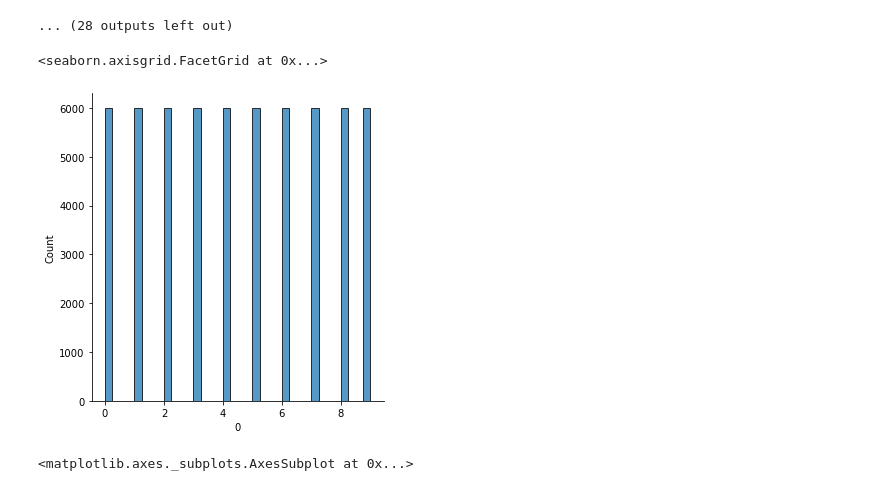
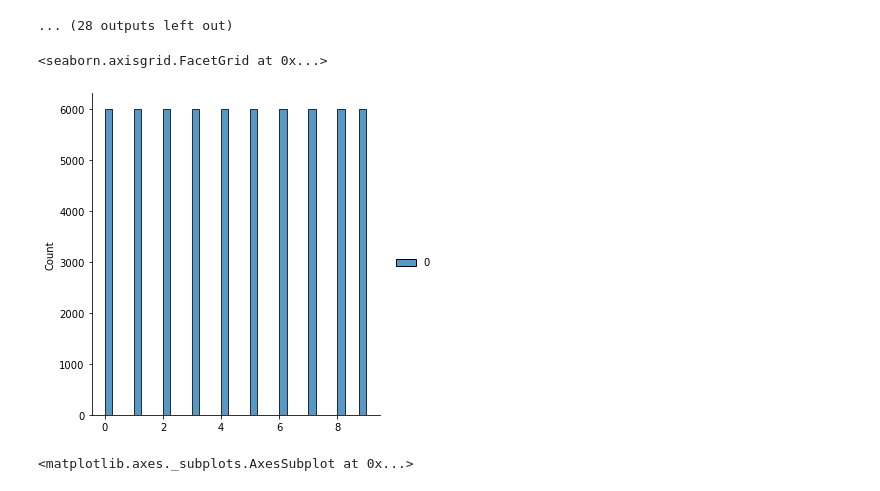
Before and after one commit to franklinhurst/AdvancedDataScience, a Jupyter notebook: Kuzushiji.data_exp.ipynb, the cells around one changed output. Saved outputs shown, nothing was run; the diff lists cells and outputs as text; code cells hidden in the pictures.

```diff
--- a/Kuzushiji.data_exp.ipynb
+++ b/Kuzushiji.data_exp.ipynb
@@ -386,8 +370,8 @@ for i in range(20,40):
 
 df_train_labels = pd.DataFrame(train_labels)
 # %%
-sns.displot(df_train_labels[0])
+sns.displot(df_train_labels)
 # %% [output]
 <seaborn.axisgrid.FacetGrid at 0x...>
-[figure, old version]
+[figure, new version]
 # %%
```
Also changed, not shown: parts of 63 cells of this notebook.
